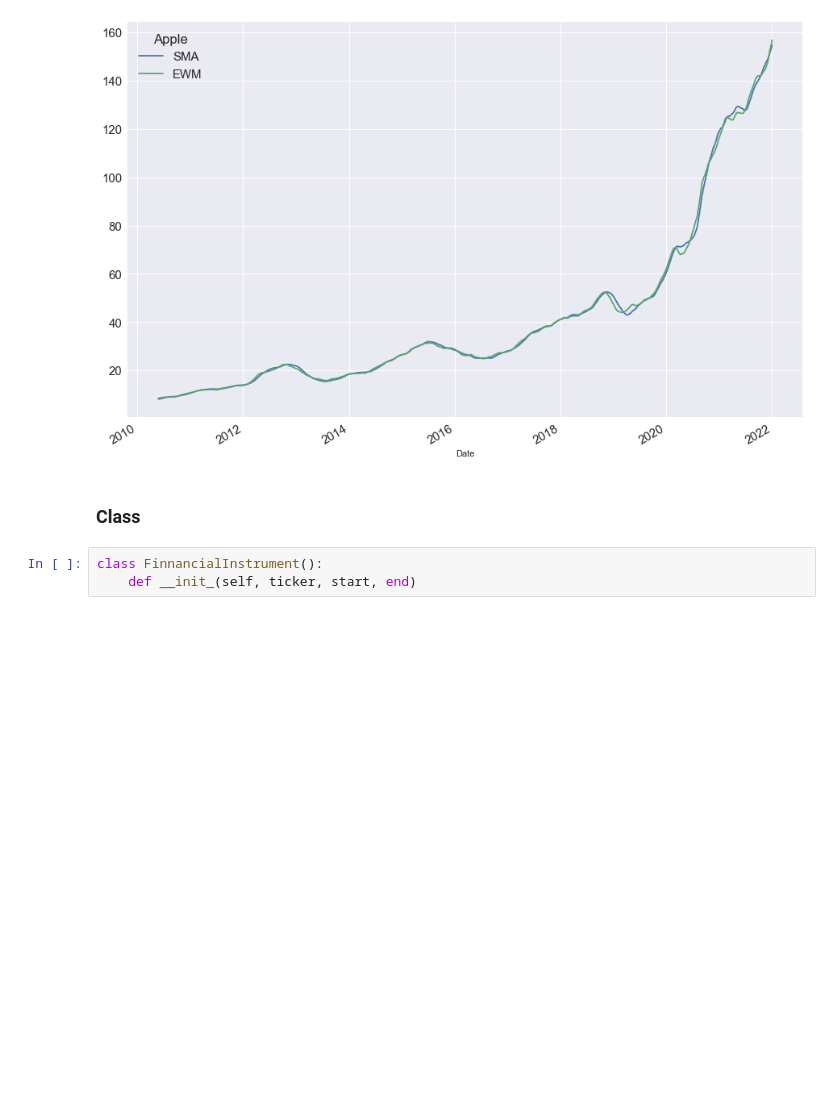
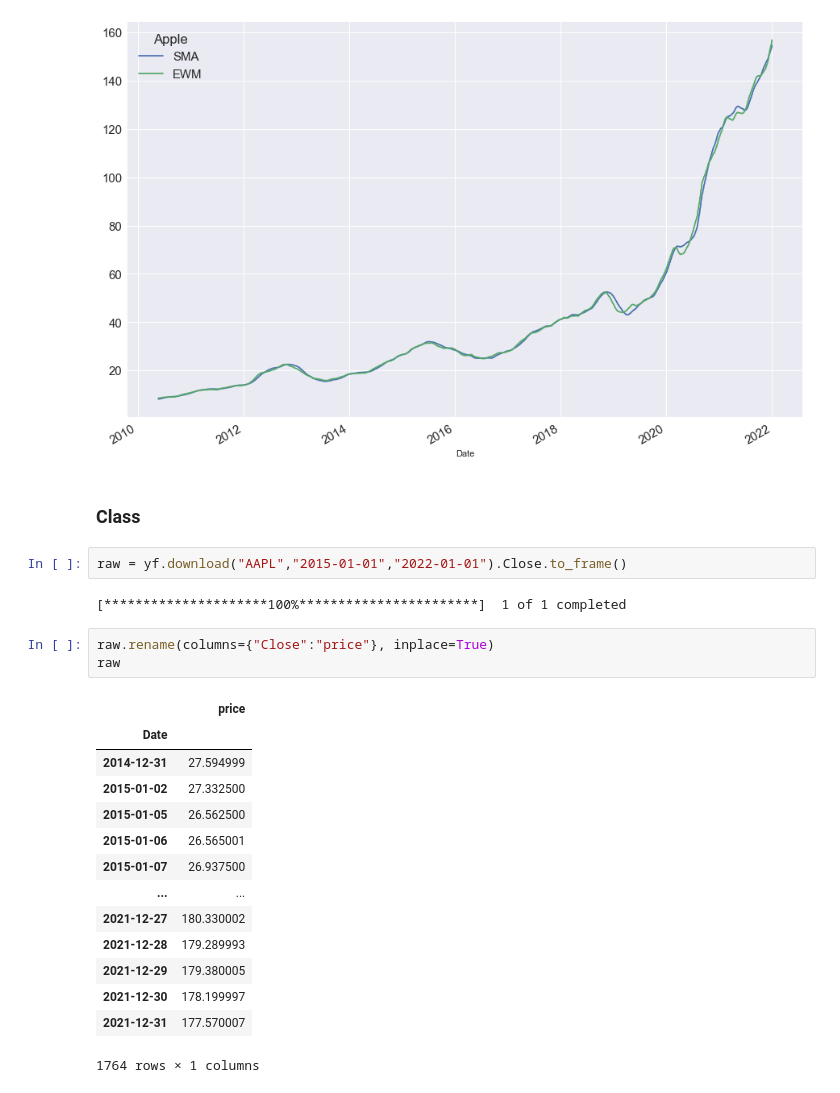
Before and after one commit to amarendra-singh/FinancePython, a Jupyter notebook: yFinance.ipynb, the cells around one changed output. Saved outputs shown, nothing was run; the diff lists cells and outputs as text; blank space fills up the shorter version.

```diff
--- a/yFinance.ipynb
+++ b/yFinance.ipynb
@@ -502,6 +502,25 @@ plt.show()
 [figure]
 # %% [markdown]
 <h3>Class</h3>
-# %%
-class FinnancialInstrument():
-    def __init_(self, ticker, start, end)
+# %%
+raw = yf.download("AAPL","2015-01-01","2022-01-01").Close.to_frame()
+# %% [output]
+[*********************100%***********************]  1 of 1 completed
+# %%
+raw.rename(columns={"Close":"price"}, inplace=True)
+raw
+# %% [output]
+|  | price |
+| Date |  |
+| 2014-12-31 | 27.594999 |
+| 2015-01-02 | 27.332500 |
+| 2015-01-05 | 26.562500 |
+| 2015-01-06 | 26.565001 |
+| 2015-01-07 | 26.937500 |
+| ... | ... |
+| 2021-12-27 | 180.330002 |
+| 2021-12-28 | 179.289993 |
+| 2021-12-29 | 179.380005 |
+| 2021-12-30 | 178.199997 |
+| 2021-12-31 | 177.570007 |
+1764 rows × 1 columns
```
Also changed, not shown: parts of 36 cells of this notebook.
